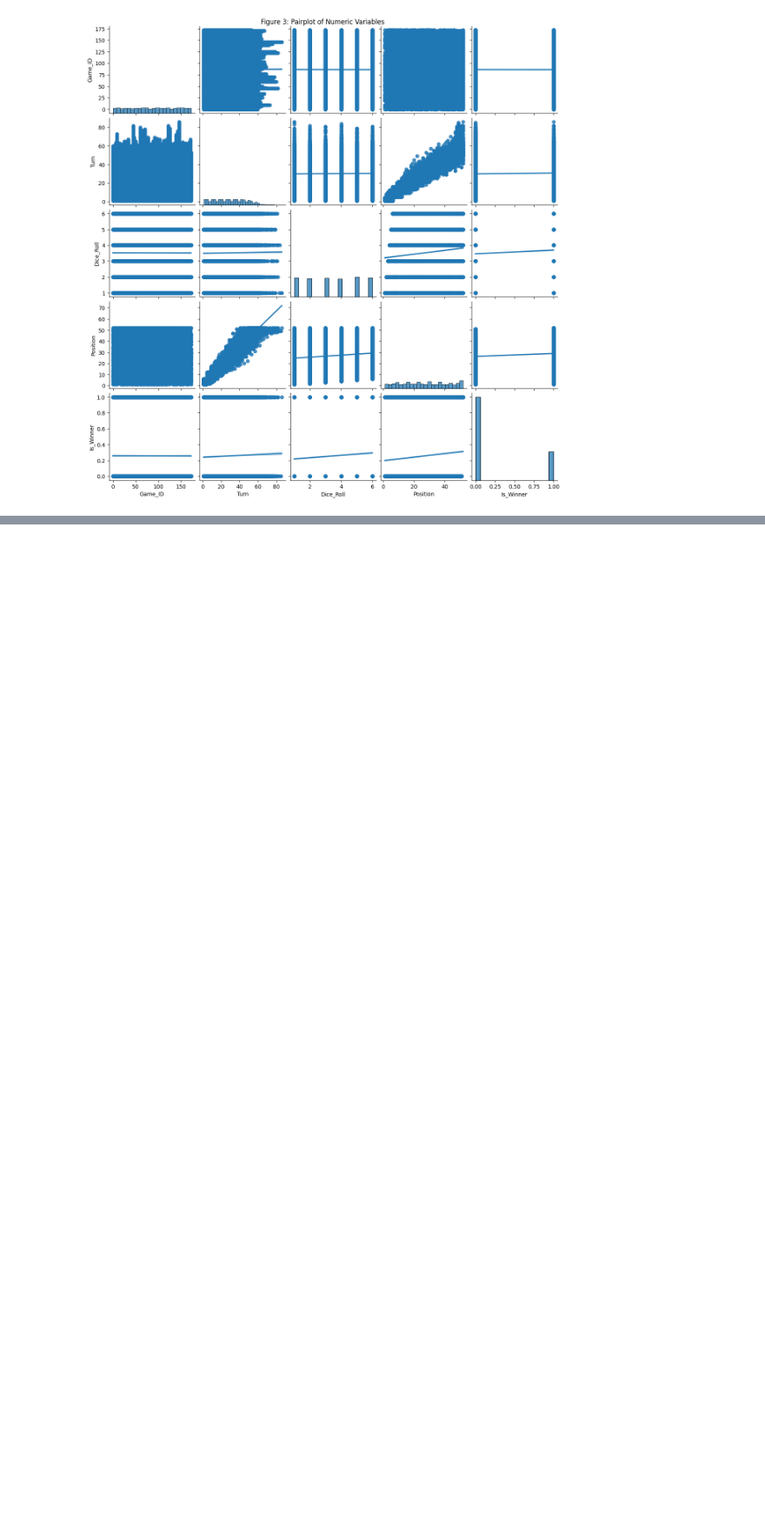
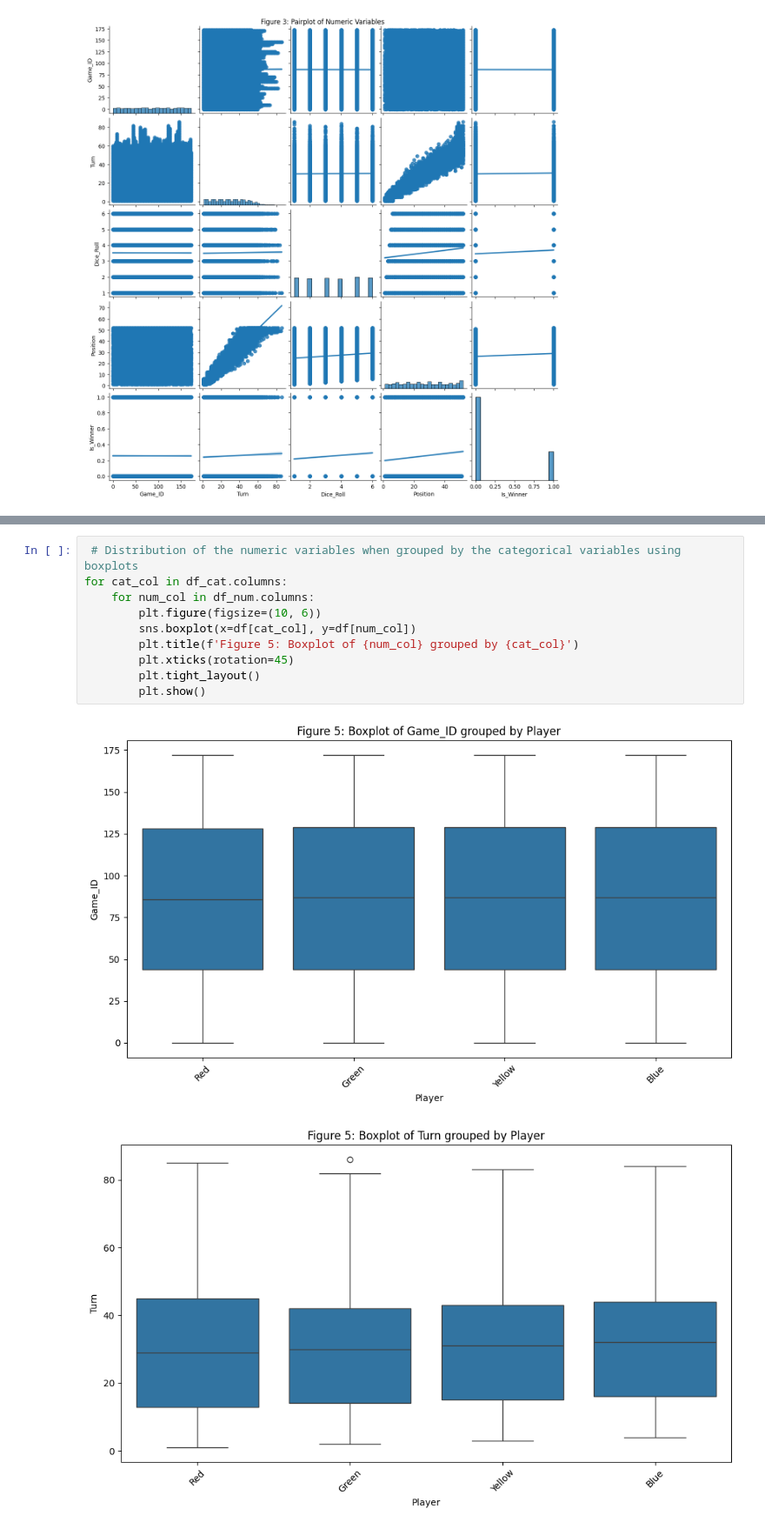
Before and after one commit to chizoalban2003-beep/Ludometrics-AI-Ethics, a Jupyter notebook: jupyter_notebooks/Ludo_EDA.ipynb, the cells around one changed output, grey strips where cells are left out. Shown at 87% size. Cells and saved outputs as stored; diff of their text form; blank space fills up the shorter version.

```diff
--- a/jupyter_notebooks/Ludo_EDA.ipynb
+++ b/jupyter_notebooks/Ludo_EDA.ipynb
@@ -107,0 +106,13 @@ plt.show()
+# %%
+ # Distribution of the numeric variables when grouped by the categorical variables using boxplots
+for cat_col in df_cat.columns:
+    for num_col in df_num.columns:
+        plt.figure(figsize=(10, 6))
+        sns.boxplot(x=df[cat_col], y=df[num_col])
+        plt.title(f'Figure 5: Boxplot of {num_col} grouped by {cat_col}')
+        plt.xticks(rotation=45)
+        plt.tight_layout()
+        plt.show()
+# %% [output]
+[figure, added]
+[figure, added]
```
Also changed, not shown: parts of 3 cells of this notebook.
